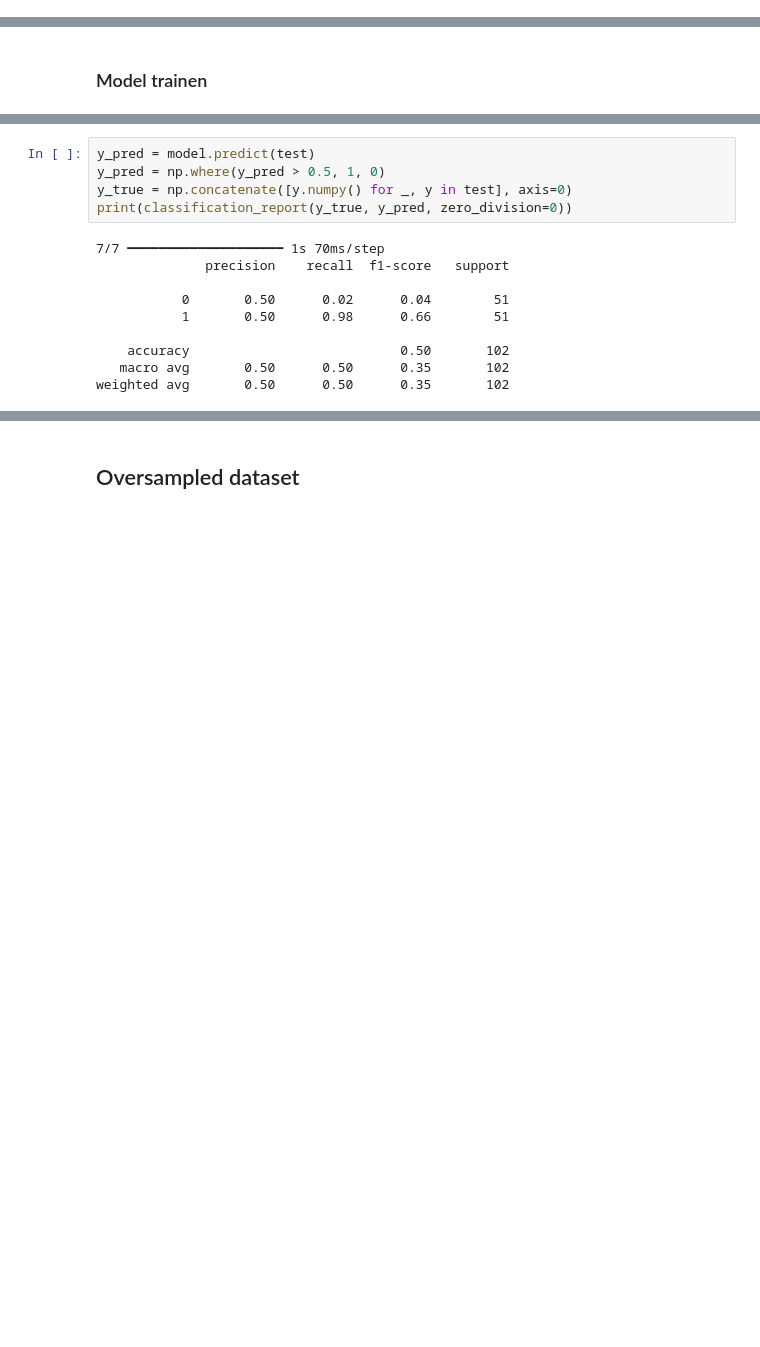
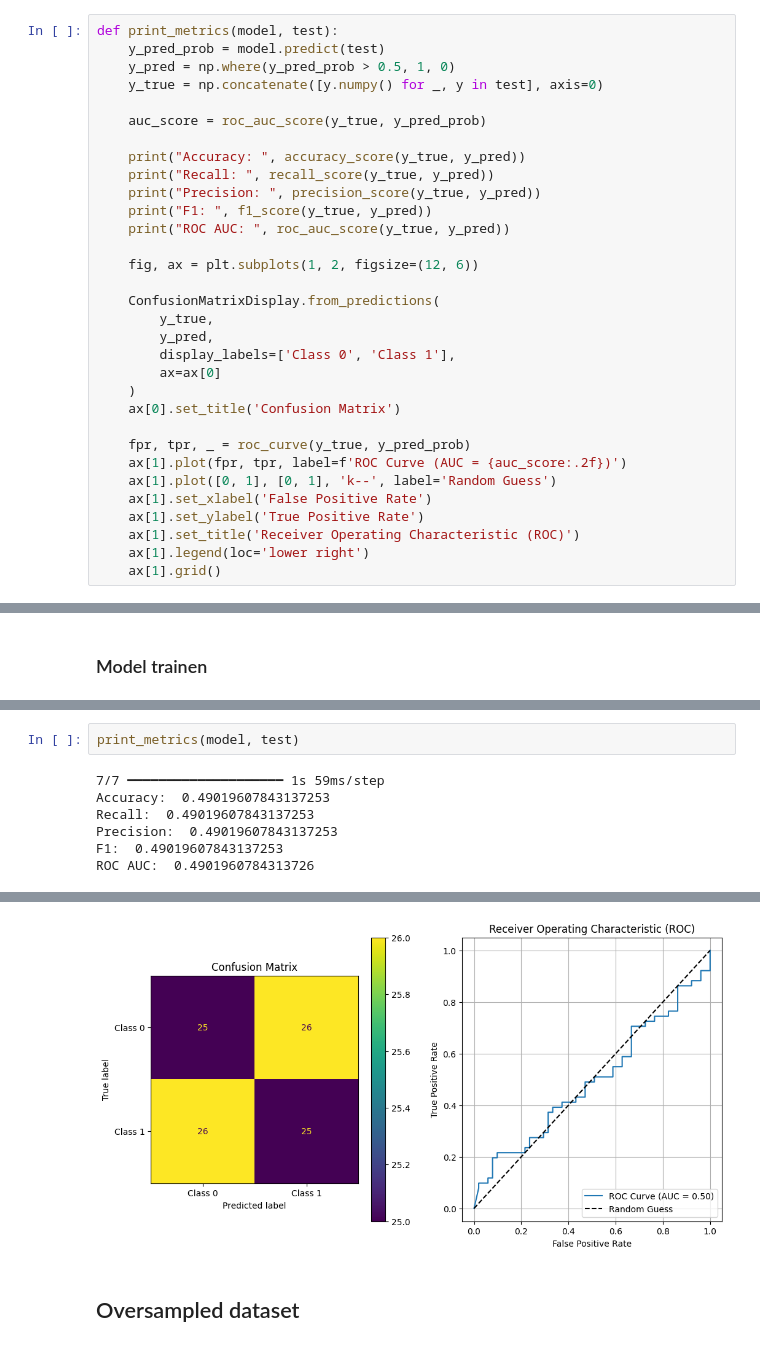
Before and after one commit to Tim-Mortier/Schilderijen-Classificatie, a Jupyter notebook: 4_Data_Sampling_Reshaping.ipynb, the cells around one changed output, grey strips where cells are left out. Cells and saved outputs as stored; diff of their text form; blank space fills up the shorter version.

```diff
--- a/4_Data_Sampling_Reshaping.ipynb
+++ b/4_Data_Sampling_Reshaping.ipynb
@@ -139,3 +149,35 @@ def load_dataset(base_dir, painters, width, height, batch_size=16, interpolation
         interpolation=interpolation
     )
     return train_dataset, validation_dataset, test_dataset
+# %%
+def print_metrics(model, test):
+    y_pred_prob = model.predict(test)
+    y_pred = np.where(y_pred_prob > 0.5, 1, 0)
+    y_true = np.concatenate([y.numpy() for _, y in test], axis=0)
+
+    auc_score = roc_auc_score(y_true, y_pred_prob)
+
+    print("Accuracy: ", accuracy_score(y_true, y_pred))
+    print("Recall: ", recall_score(y_true, y_pred))
+    print("Precision: ", precision_score(y_true, y_pred))
+    print("F1: ", f1_score(y_true, y_pred))
+    print("ROC AUC: ", roc_auc_score(y_true, y_pred))
+
+    fig, ax = plt.subplots(1, 2, figsize=(12, 6))
+
+    ConfusionMatrixDisplay.from_predictions(
+        y_true,
+        y_pred,
+        display_labels=['Class 0', 'Class 1'],
+        ax=ax[0]
+    )
+    ax[0].set_title('Confusion Matrix')
+
+    fpr, tpr, _ = roc_curve(y_true, y_pred_prob)
+    ax[1].plot(fpr, tpr, label=f'ROC Curve (AUC = {auc_score:.2f})')
+    ax[1].plot([0, 1], [0, 1], 'k--', label='Random Guess')
+    ax[1].set_xlabel('False Positive Rate')
+    ax[1].set_ylabel('True Positive Rate')
+    ax[1].set_title('Receiver Operating Characteristic (ROC)')
+    ax[1].legend(loc='lower right')
+    ax[1].grid()
@@ -164,15 +286,9 @@ plot_loss(history)
-# %%
-y_pred = model.predict(test)
-y_pred = np.where(y_pred > 0.5, 1, 0)
-y_true = np.concatenate([y.numpy() for _, y in test], axis=0)
-print(classification_report(y_true, y_pred, zero_division=0))
-# %% [output]
-7/7 ━━━━━━━━━━━━━━━━━━━━ 1s 70ms/step
-              precision    recall  f1-score   support
-
-           0       0.50      0.02      0.04        51
-           1       0.50      0.98      0.66        51
-
-    accuracy                           0.50       102
-   macro avg       0.50      0.50      0.35       102
-weighted avg       0.50      0.50      0.35       102
+# %%
+print_metrics(model, test)
+# %% [output]
+7/7 ━━━━━━━━━━━━━━━━━━━━ 1s 59ms/step
+Accuracy:  0.49019607843137253
+Recall:  0.49019607843137253
+Precision:  0.49019607843137253
+F1:  0.49019607843137253
+ROC AUC:  0.4901960784313726
@@ -179,3 +296,4 @@ weighted avg       0.50      0.50      0.35       102
+[figure, added]
 # %% [markdown]
 ## Oversampled dataset
 # %% [markdown]
```
Also changed, not shown: parts of 12 cells of this notebook.
